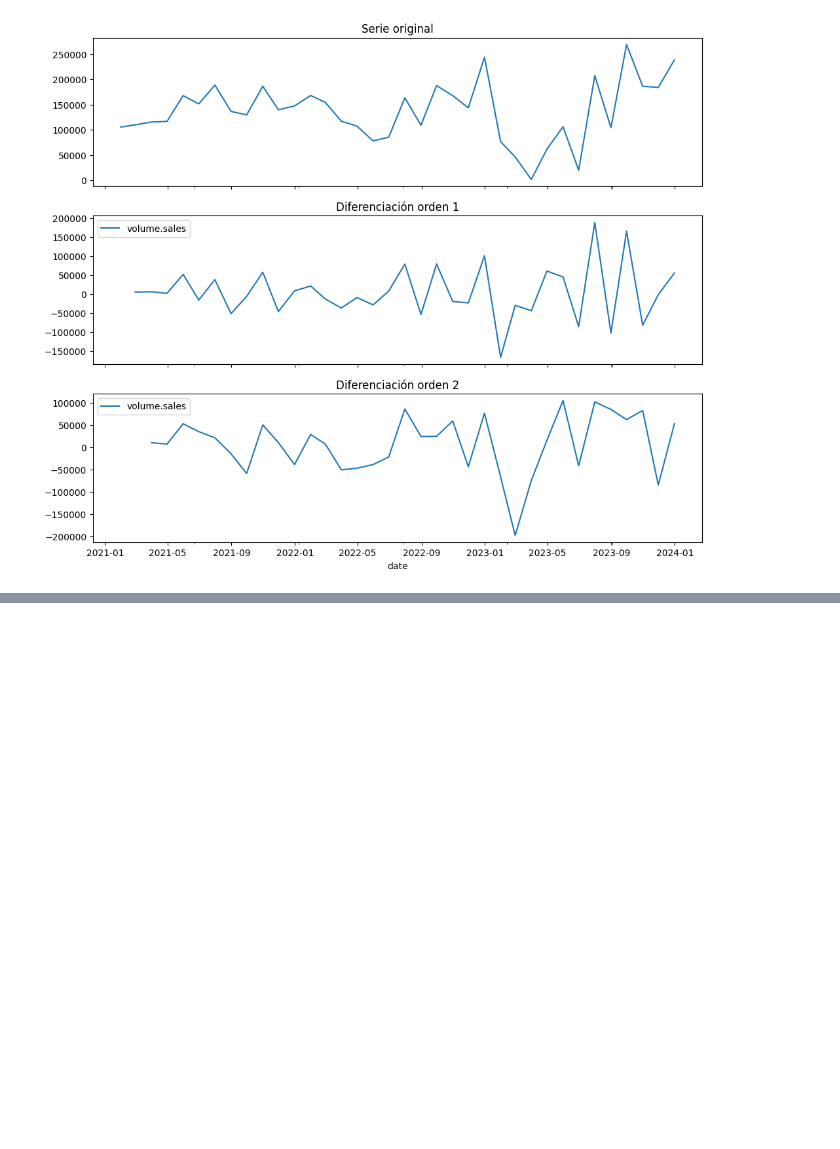
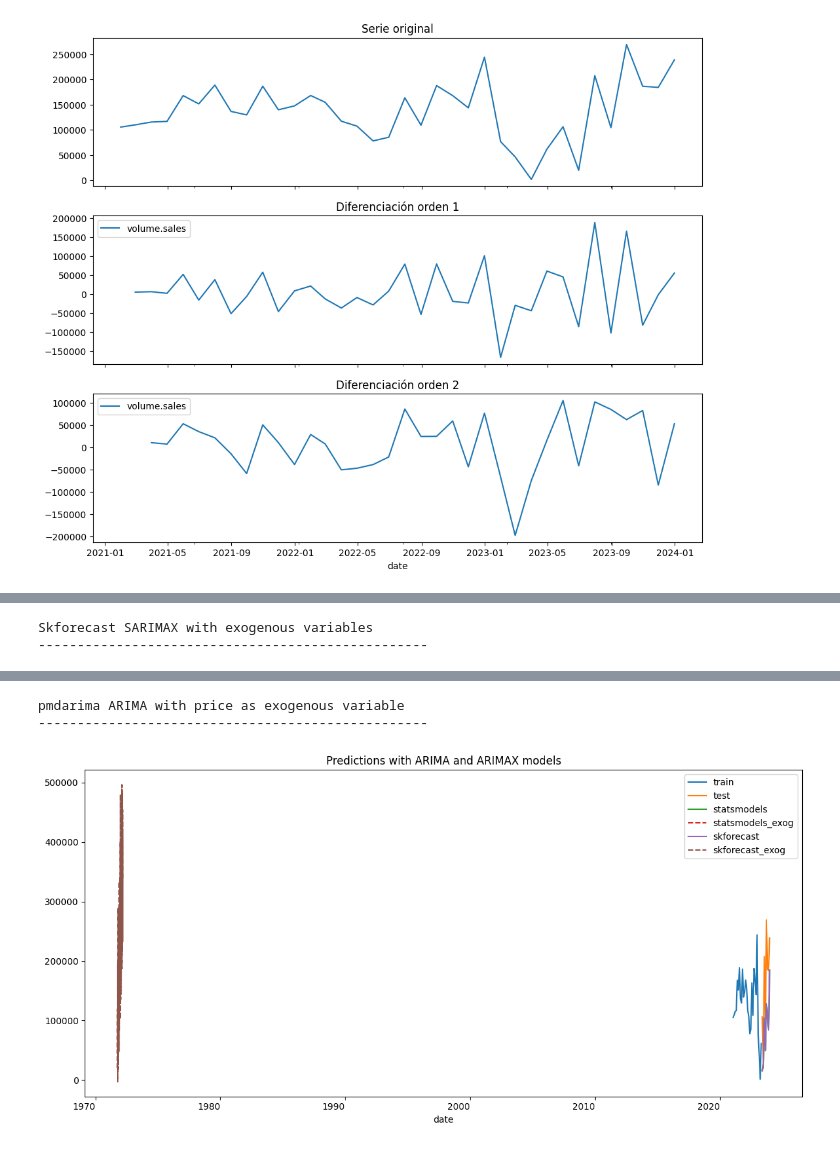
Before and after one commit to oscarjibou/BT-DataAnalysis, a Jupyter notebook: arimax.ipynb, the cells around one changed output, grey strips where cells are left out. Saved outputs shown, nothing was run; the diff lists cells and outputs as text; code cells hidden in the pictures; blank space fills up the shorter version.

```diff
--- a/arimax.ipynb
+++ b/arimax.ipynb
@@ -192,0 +278,74 @@ Conclusion: we'll use the parameter d=0 in ARIMA and ARIMAX models.
+# %%
+# Implementing ARIMAX models with exogenous variables
+# ==============================================================================
+print("ARIMAX Models with exogenous variables")
+print("=" * 100)
+
+# Using supermarket, variant, and pack.size as exogenous variables from filtered data
+# First, create dummy variables for categorical features from the filtered data
+data_exog = data[['supermarket', 'variant', 'pack.size']]
+data_with_dummies = pd.get_dummies(data_exog, prefix=['supermarket', 'variant', 'packsize'])
+# Convert boolean dummy variables to integers (0/1) for SARIMAX compatibility
+data_with_dummies = data_with_dummies.astype(int)
+
+# Split the data_with_dummies into train and test sets
+X_train, X_test = sa.divide_data_for_train_and_test(data_with_dummies)
+
+print(f"Exogenous variables shape - Train: {X_train.shape}, Test: {X_test.shape}")
+print(f"Exogenous variables: {list(X_train.columns)}")
+
+# Statsmodels SARIMAX with exogenous variables
+print("\nStatsmodels SARIMAX with exogenous variables")
+print("-" * 50)
+model_exog_statsmodels = SARIMAX(
+    endog=data['volume.sales'][:len(X_train)],
+    exog=X_train,
+    order=(1, 1, 0),
+    seasonal_order=(0, 1, 0, 12)
+)
+model_exog_statsmodels_res = model_exog_statsmodels.fit(disp=0)
+forecast_exog_statsmodels = model_exog_statsmodels_res.get_forecast(
+    steps=len(X_test),
+    exog=X_test
+).predicted_mean
+forecast_exog_statsmodels.name = 'forecast_statsmodels_exog'
+display(forecast_exog_statsmodels.head(4))
+
+# Skforecast SARIMAX with exogenous variables
+print("\nSkforecast SARIMAX with exogenous variables")
+print("-" * 50)
+model_exog_skforecast = Sarimax(order=(1, 1, 0), seasonal_order=(0, 1, 0, 12))
+model_exog_skforecast.fit(y=data['volume.sales'][:len(X_train)], exog=X_train)
+forecast_exog_skforecast = model_exog_skforecast.predict(steps=len(X_test), exog=X_test)
+forecast_exog_skforecast.columns = ['skforecast_exog']
+display(forecast_exog_skforecast.head(4))
+
+# Since all exogenous variables are constant (all 1s) for this filtered dataset,
+# they don't provide meaningful variation. We'll use price as an exogenous variable instead
+print("\npmdarima ARIMA with price as exogenous variable")
+print("-" * 50)
+
+# # Use price as exogenous variable
+# X_train_price = train_data[['price']]
+# X_test_price = test_data[['price']]
+
+# model_exog_pmdarima = ARIMA(order=(1, 1, 0), seasonal_order=(0, 1, 0, 12))
+# model_exog_pmdarima.fit(y=data['volume.sales'][:len(X_train)], X=X)
+# forecast_exog_pmdarima = model_exog_pmdarima.predict(n_periods=len(X_test), X=X_test_price)
+# forecast_exog_pmdarima.name = 'forecast_pmdarima_exog'
+# display(forecast_exog_pmdarima.head(4))
+
+# Plot all forecasts including exogenous models
+fig, ax = plt.subplots(figsize=(12, 6))
+train_data['volume.sales'].plot(ax=ax, label='train')
+test_data['volume.sales'].plot(ax=ax, label='test')
+forecast_statsmodel.plot(ax=ax, label='statsmodels')
+forecast_exog_statsmodels.plot(ax=ax, label='statsmodels_exog', linestyle='--')
+forecast_skforecast.plot(ax=ax, label='skforecast')
+forecast_exog_skforecast.plot(ax=ax, label='skforecast_exog', linestyle='--')
+# forecasting_pdmarima.plot(ax=ax, label='pmdarima')
+# forecast_exog_pmdarima.plot(ax=ax, label='pmdarima_exog', linestyle='--')
+ax.set_title('Predictions with ARIMA and ARIMAX models')
+ax.legend()
+plt.tight_layout()
+# %% [output]
@@ -192,0 +364,2 @@ Conclusion: we'll use the parameter d=0 in ARIMA and ARIMAX models.
+Skforecast SARIMAX with exogenous variables
+--------------------------------------------------
@@ -192,0 +371,3 @@ Conclusion: we'll use the parameter d=0 in ARIMA and ARIMAX models.
+pmdarima ARIMA with price as exogenous variable
+--------------------------------------------------
+[figure, added]
```
Also changed, not shown: parts of 15 cells of this notebook, 1 other file.
